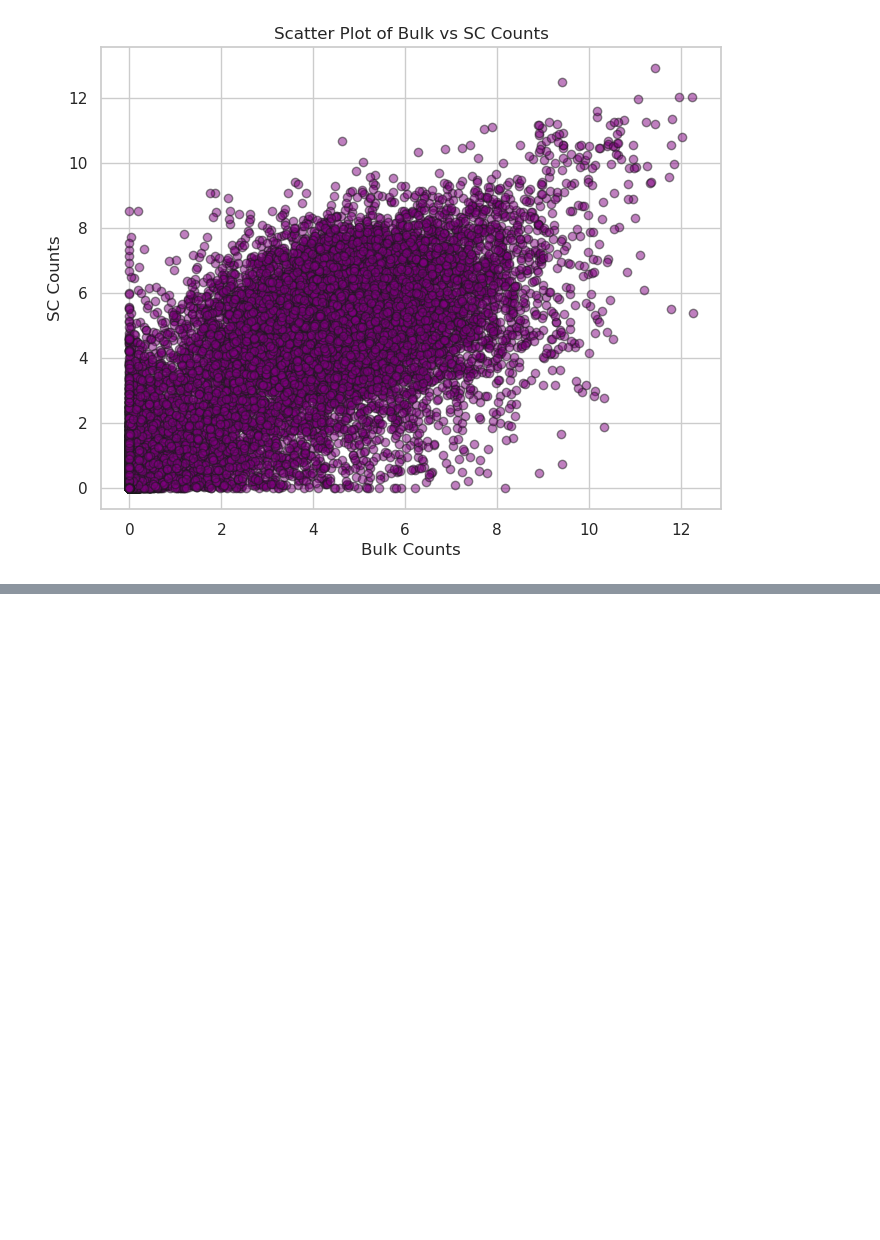
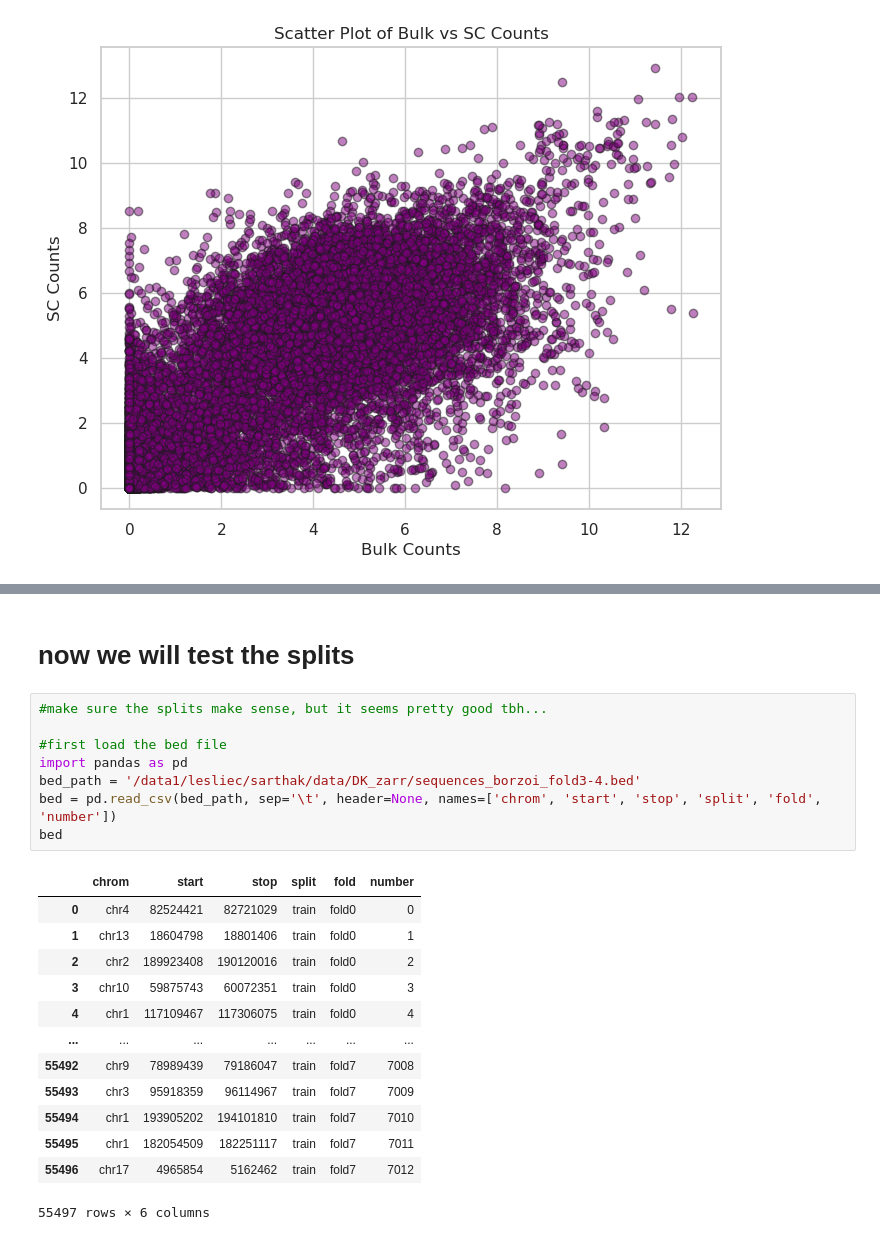
Before and after one commit to Sarthak-Ti/caduceus, a Jupyter notebook: code_test/RNA_vs_CAGE2.ipynb, the cells around one changed output, grey strips where cells are left out. Saved outputs shown, nothing was run; the diff lists cells and outputs as text; blank space fills up the shorter version.

```diff
--- a/code_test/RNA_vs_CAGE2.ipynb
+++ b/code_test/RNA_vs_CAGE2.ipynb
@@ -730,0 +798,24 @@ plt.show()
+# %% [markdown]
+# now we will test the splits
+# %%
+#make sure the splits make sense, but it seems pretty good tbh...
+
+#first load the bed file
+import pandas as pd
+bed_path = '/data1/lesliec/sarthak/data/DK_zarr/sequences_borzoi_fold3-4.bed'
+bed = pd.read_csv(bed_path, sep='\t', header=None, names=['chrom', 'start', 'stop', 'split', 'fold', 'number'])
+bed
+# %% [output]
+|  | chrom | start | stop | split | fold | number |
+| 0 | chr4 | 82524421 | 82721029 | train | fold0 | 0 |
+| 1 | chr13 | 18604798 | 18801406 | train | fold0 | 1 |
+| 2 | chr2 | 189923408 | 190120016 | train | fold0 | 2 |
+| 3 | chr10 | 59875743 | 60072351 | train | fold0 | 3 |
+| 4 | chr1 | 117109467 | 117306075 | train | fold0 | 4 |
+| ... | ... | ... | ... | ... | ... | ... |
+| 55492 | chr9 | 78989439 | 79186047 | train | fold7 | 7008 |
+| 55493 | chr3 | 95918359 | 96114967 | train | fold7 | 7009 |
+| 55494 | chr1 | 193905202 | 194101810 | train | fold7 | 7010 |
+| 55495 | chr1 | 182054509 | 182251117 | train | fold7 | 7011 |
+| 55496 | chr17 | 4965854 | 5162462 | train | fold7 | 7012 |
+55497 rows × 6 columns
```
Also changed, not shown: parts of 36 cells of this notebook, 7 other files.
